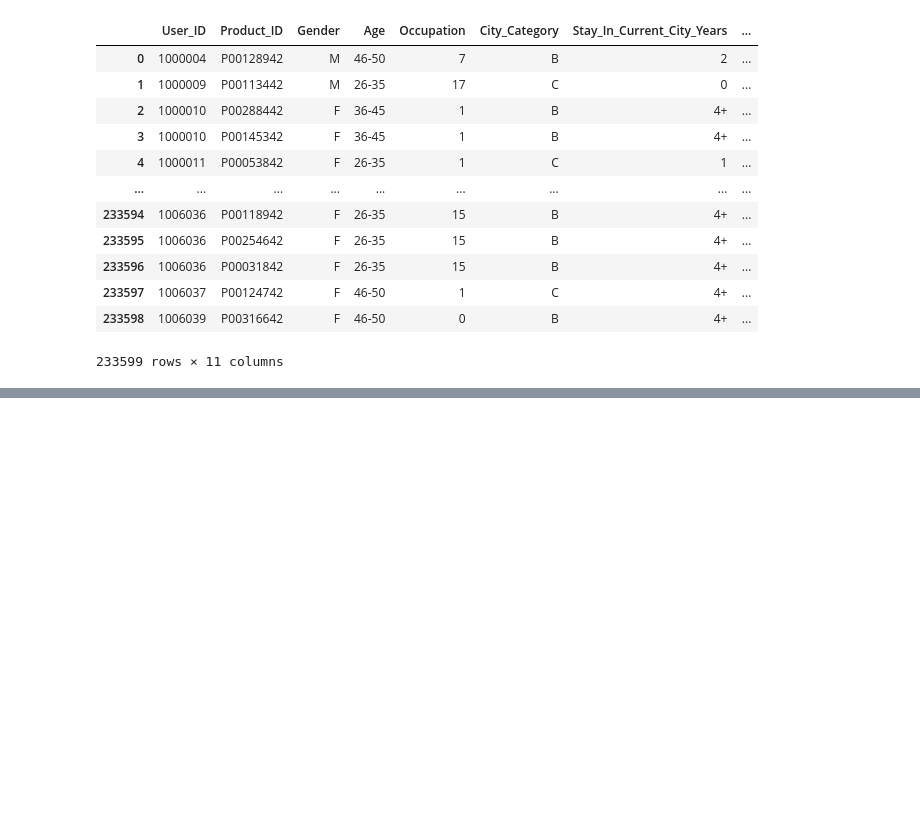
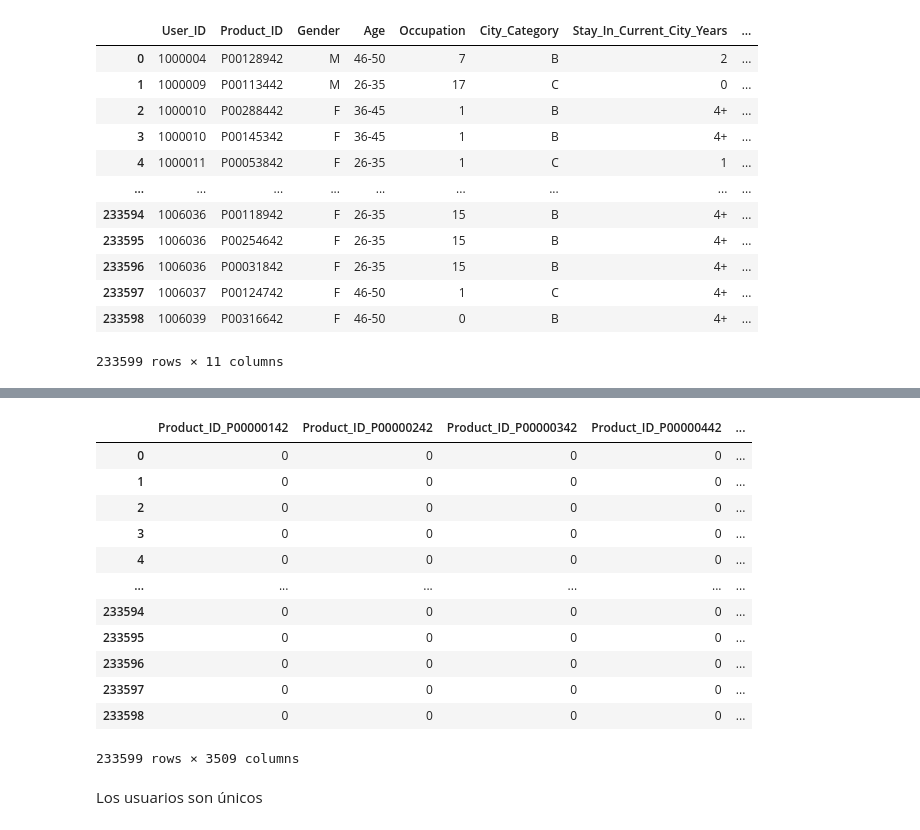
Before and after one commit to MartaAmoresCastillejo/AA_PRACTICA1_GRUPO_08, a Jupyter notebook: Lab2_1.ipynb, the cells around one changed output, grey strips where cells are left out. Saved outputs shown, nothing was run; the diff lists cells and outputs as text; code cells hidden in the pictures; blank space fills up the shorter version.

```diff
--- a/Lab2_1.ipynb
+++ b/Lab2_1.ipynb
@@ -98,0 +148,24 @@ TypeError: ignored
+# %%
+dummy = dummy.drop('Occupation', axis=1)
+dummy = dummy.drop('Marital_Status', axis=1)
+dummy = dummy.drop('Product_Category_1', axis=1)
+dummy = dummy.drop('Product_Category_2', axis=1)
+dummy = dummy.drop('Product_Category_3', axis=1)
+#dummy = dummy.drop('Age',axis=1)
+#dummy = dummy.drop('Gender', axis=1)
+#dummy = dummy.drop('Stay_In_Current_City_Years',axis=1)
+dummy
+# %% [output]
+|  | Product_ID_P00000142 | Product_ID_P00000242 | Product_ID_P00000342 | Product_ID_P00000442 | ... |
+| 0 | 0 | 0 | 0 | 0 | ... |
+| 1 | 0 | 0 | 0 | 0 | ... |
+| 2 | 0 | 0 | 0 | 0 | ... |
+| 3 | 0 | 0 | 0 | 0 | ... |
+| 4 | 0 | 0 | 0 | 0 | ... |
+| ... | ... | ... | ... | ... | ... |
+| 233594 | 0 | 0 | 0 | 0 | ... |
+| 233595 | 0 | 0 | 0 | 0 | ... |
+| 233596 | 0 | 0 | 0 | 0 | ... |
+| 233597 | 0 | 0 | 0 | 0 | ... |
+| 233598 | 0 | 0 | 0 | 0 | ... |
+233599 rows × 3509 columns
@@ -98,0 +177,2 @@ TypeError: ignored
+# %% [markdown]
+Los usuarios son únicos
```
Also changed, not shown: parts of 10 cells of this notebook.
